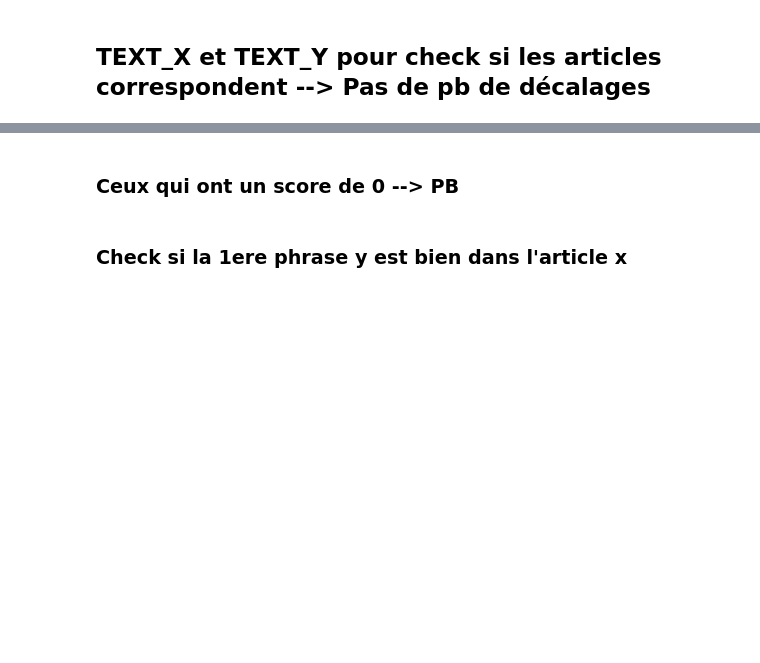
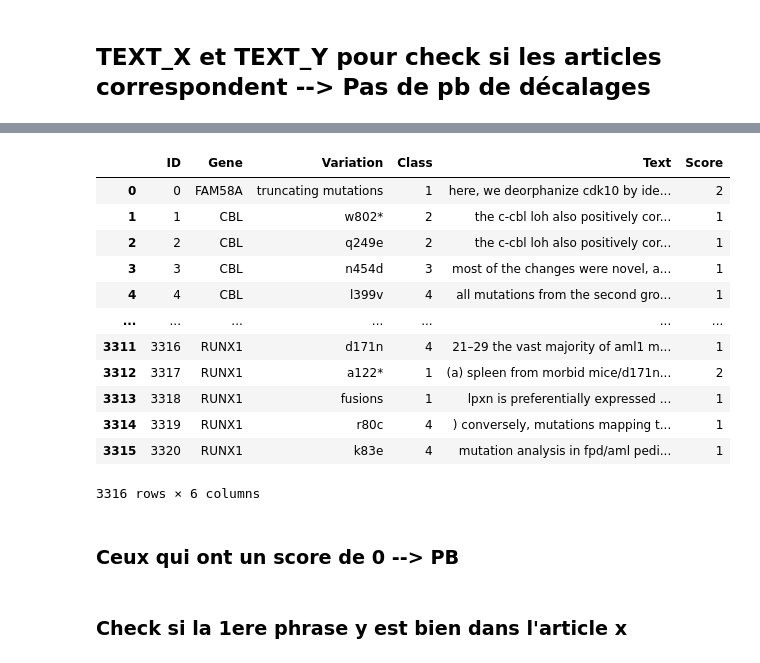
Before and after one commit to Chabname/RAPMC, a Jupyter notebook: notebook/Cancer_deep_learning.ipynb, the cells around one changed output, grey strips where cells are left out. Cells and saved outputs as stored; diff of their text form; code cells hidden in the pictures; blank space fills up the shorter version.

Commit message:
final data

```diff
--- a/notebook/Cancer_deep_learning.ipynb
+++ b/notebook/Cancer_deep_learning.ipynb
@@ -709,0 +542,4 @@ new_data_best_score
+# %%
+final_data = new_data_best_score.loc[:,["Gene","Variation","Class","Text_y","Score"]]
+final_data.columns = ["Gene","Variation","Class","Text","Score"]
+final_data
@@ -709,0 +561,19 @@ new_data_best_score
+# %%
+final_data["Text"] = final_data["Text"].apply(lambda line: line.replace("⇓",""))
+# %%
+dtf = pd.merge(pd.DataFrame(final_data.index), final_data, on ="ID")
+dtf
+# %% [output]
+|  | ID | Gene | Variation | Class | Text | Score |
+| 0 | 0 | FAM58A | truncating mutations | 1 | here, we deorphanize cdk10 by ide... | 2 |
+| 1 | 1 | CBL | w802* | 2 | the c-cbl loh also positively cor... | 1 |
+| 2 | 2 | CBL | q249e | 2 | the c-cbl loh also positively cor... | 1 |
+| 3 | 3 | CBL | n454d | 3 | most of the changes were novel, a... | 1 |
+| 4 | 4 | CBL | l399v | 4 | all mutations from the second gro... | 1 |
+| ... | ... | ... | ... | ... | ... | ... |
+| 3311 | 3316 | RUNX1 | d171n | 4 | 21–29 the vast majority of aml1 m... | 1 |
+| 3312 | 3317 | RUNX1 | a122* | 1 | (a) spleen from morbid mice/d171n... | 2 |
+| 3313 | 3318 | RUNX1 | fusions | 1 | lpxn is preferentially expressed ... | 1 |
+| 3314 | 3319 | RUNX1 | r80c | 4 | ) conversely, mutations mapping t... | 1 |
+| 3315 | 3320 | RUNX1 | k83e | 4 | mutation analysis in fpd/aml pedi... | 1 |
+3316 rows × 6 columns
```
Also changed, not shown: parts of 37 cells of this notebook, 1 other file.
